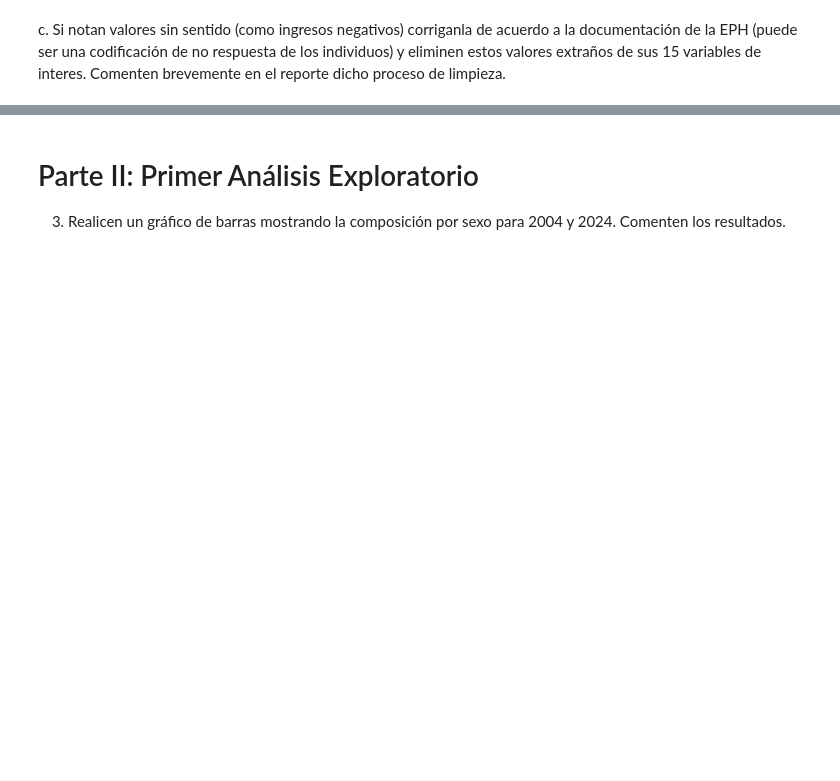
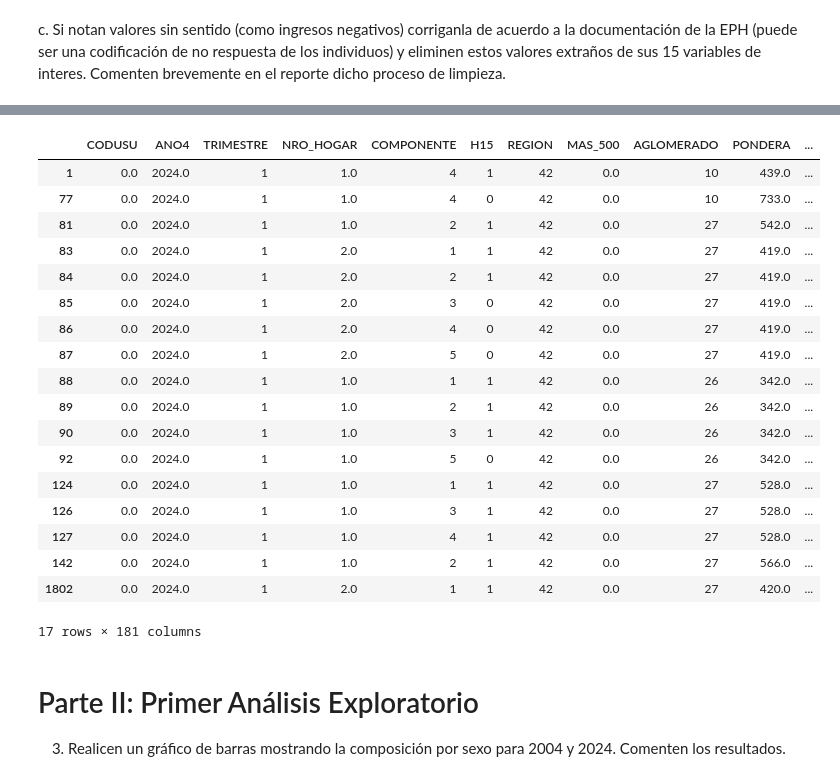
Before and after one commit to RoccoGabrielPimenta/BigDataUBA-Grupo22, a Jupyter notebook: TP 2/Big_Data_TP2_Grupo22.ipynb, the cells around one changed output, grey strips where cells are left out. Saved outputs shown, nothing was run; the diff lists cells and outputs as text; code cells hidden in the pictures; blank space fills up the shorter version.

```diff
--- a/TP 2/Big_Data_TP2_Grupo22.ipynb
+++ b/TP 2/Big_Data_TP2_Grupo22.ipynb
@@ -76,0 +84,8 @@ base.
+# %%
+df3 = df[df["REGION"]==42]
+df3
+df4 = df2[df2["region"]=="Patagónica"]
+df4.columns = df4.columns.str.upper()
+df4
+df_completo = pd.concat([df3,df4],axis=0)
+df_completo
@@ -82,0 +160,2 @@ seleccionarion tienen más valores faltantes y qué año.
+# %%
+columnas_a_usar = [1,10,11,13,14,15,16,17,18,19,20,22,24,26,27,29,169]
@@ -89,3 +375,37 @@ brevemente en el reporte dicho proceso de limpieza.
+# %%
+df8= df8.replace("NaN", 0)
+df8 = df8.replace([np.nan, -np.inf], 0)
+df8["ANO4"] = round(df8["ANO4"])
+df8["CH10"] = round(df8["CH10"])
+df8["CH06"] = round(df8["CH06"])
+df8["CH11"] = round(df8["CH11"])
+df8["CH12"] = round(df8["CH12"])
+df8["CH13"] = round(df8["CH13"])
+
+df8 = df8.apply(pd.to_numeric, errors='coerce').fillna(0)
+df8[df8 <= 0] = 0
+
+df8
+# %% [output]
+|  | CODUSU | ANO4 | TRIMESTRE | NRO_HOGAR | COMPONENTE | H15 | REGION | MAS_500 | AGLOMERADO | PONDERA | ... |
+| 1 | 0.0 | 2024.0 | 1 | 1.0 | 4 | 1 | 42 | 0.0 | 10 | 439.0 | ... |
+| 77 | 0.0 | 2024.0 | 1 | 1.0 | 4 | 0 | 42 | 0.0 | 10 | 733.0 | ... |
+| 81 | 0.0 | 2024.0 | 1 | 1.0 | 2 | 1 | 42 | 0.0 | 27 | 542.0 | ... |
+| 83 | 0.0 | 2024.0 | 1 | 2.0 | 1 | 1 | 42 | 0.0 | 27 | 419.0 | ... |
+| 84 | 0.0 | 2024.0 | 1 | 2.0 | 2 | 1 | 42 | 0.0 | 27 | 419.0 | ... |
+| 85 | 0.0 | 2024.0 | 1 | 2.0 | 3 | 0 | 42 | 0.0 | 27 | 419.0 | ... |
+| 86 | 0.0 | 2024.0 | 1 | 2.0 | 4 | 0 | 42 | 0.0 | 27 | 419.0 | ... |
+| 87 | 0.0 | 2024.0 | 1 | 2.0 | 5 | 0 | 42 | 0.0 | 27 | 419.0 | ... |
+| 88 | 0.0 | 2024.0 | 1 | 1.0 | 1 | 1 | 42 | 0.0 | 26 | 342.0 | ... |
+| 89 | 0.0 | 2024.0 | 1 | 1.0 | 2 | 1 | 42 | 0.0 | 26 | 342.0 | ... |
+| 90 | 0.0 | 2024.0 | 1 | 1.0 | 3 | 1 | 42 | 0.0 | 26 | 342.0 | ... |
+| 92 | 0.0 | 2024.0 | 1 | 1.0 | 5 | 0 | 42 | 0.0 | 26 | 342.0 | ... |
+| 124 | 0.0 | 2024.0 | 1 | 1.0 | 1 | 1 | 42 | 0.0 | 27 | 528.0 | ... |
+| 126 | 0.0 | 2024.0 | 1 | 1.0 | 3 | 1 | 42 | 0.0 | 27 | 528.0 | ... |
+| 127 | 0.0 | 2024.0 | 1 | 1.0 | 4 | 1 | 42 | 0.0 | 27 | 528.0 | ... |
+| 142 | 0.0 | 2024.0 | 1 | 1.0 | 2 | 1 | 42 | 0.0 | 27 | 566.0 | ... |
+| 1802 | 0.0 | 2024.0 | 1 | 2.0 | 1 | 1 | 42 | 0.0 | 27 | 420.0 | ... |
+17 rows × 181 columns
 # %% [markdown]
 # Parte II: Primer Análisis Exploratorio
 3. Realicen un gráfico de barras mostrando la composición por sexo para
```
Also changed, not shown: parts of 24 cells of this notebook.
